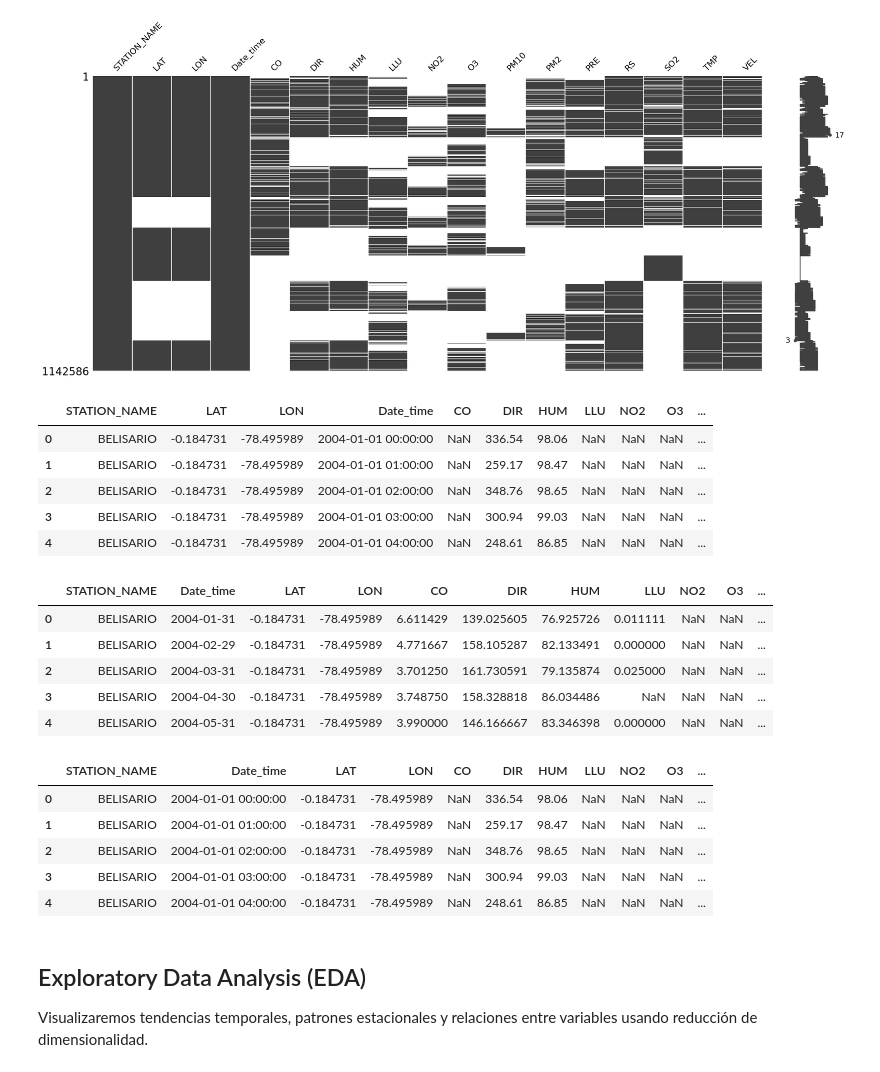
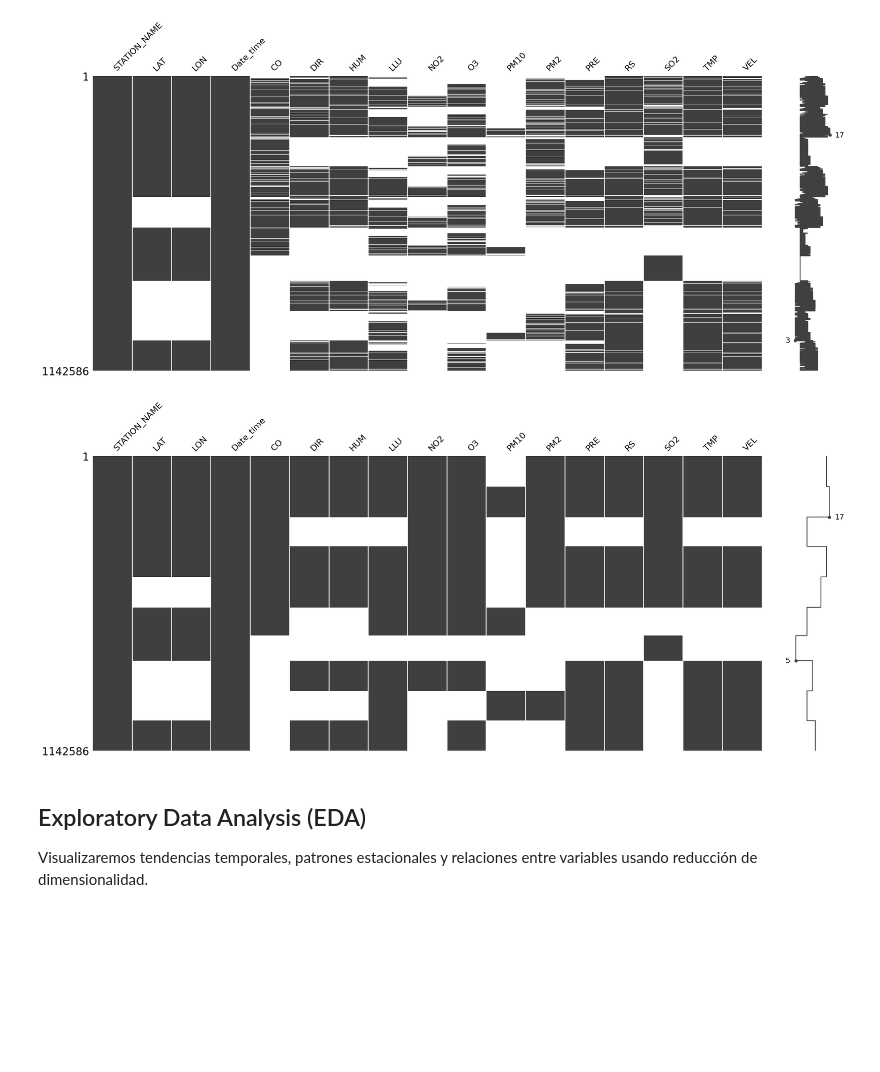
Before and after one commit to JossueJativa/InteligenciaArtificial2, a Jupyter notebook: Proyecto/EJDJ.ipynb, the cells around one changed output. Saved outputs shown, nothing was run; the diff lists cells and outputs as text; code cells hidden in the pictures; blank space fills up the shorter version.

```diff
--- a/Proyecto/EJDJ.ipynb
+++ b/Proyecto/EJDJ.ipynb
@@ -86,36 +87,31 @@ msno.matrix(final_df)
 # %% [output]
 <Axes: >
 [figure]
-# %%
-# Media mensual
-monthly_df = final_df.set_index("Date_time").groupby("STATION_NAME").resample("ME").mean().reset_index()
-
-# Media horaria
-hourly_df = final_df.set_index("Date_time").groupby("STATION_NAME").resample("h").mean().reset_index()
-
-# Mostrar una muestra de los DataFrames resultantes
-display(final_df.head())
-display(monthly_df.head())
-display(hourly_df.head())
-# %% [output]
-|  | STATION_NAME | LAT | LON | Date_time | CO | DIR | HUM | LLU | NO2 | O3 | ... |
-| 0 | BELISARIO | -0.184731 | -78.495989 | 2004-01-01 00:00:00 | NaN | 336.54 | 98.06 | NaN | NaN | NaN | ... |
-| 1 | BELISARIO | -0.184731 | -78.495989 | 2004-01-01 01:00:00 | NaN | 259.17 | 98.47 | NaN | NaN | NaN | ... |
-| 2 | BELISARIO | -0.184731 | -78.495989 | 2004-01-01 02:00:00 | NaN | 348.76 | 98.65 | NaN | NaN | NaN | ... |
-| 3 | BELISARIO | -0.184731 | -78.495989 | 2004-01-01 03:00:00 | NaN | 300.94 | 99.03 | NaN | NaN | NaN | ... |
-| 4 | BELISARIO | -0.184731 | -78.495989 | 2004-01-01 04:00:00 | NaN | 248.61 | 86.85 | NaN | NaN | NaN | ... |
-|  | STATION_NAME | Date_time | LAT | LON | CO | DIR | HUM | LLU | NO2 | O3 | ... |
-| 0 | BELISARIO | 2004-01-31 | -0.184731 | -78.495989 | 6.611429 | 139.025605 | 76.925726 | 0.011111 | NaN | NaN | ... |
-| 1 | BELISARIO | 2004-02-29 | -0.184731 | -78.495989 | 4.771667 | 158.105287 | 82.133491 | 0.000000 | NaN | NaN | ... |
-| 2 | BELISARIO | 2004-03-31 | -0.184731 | -78.495989 | 3.701250 | 161.730591 | 79.135874 | 0.025000 | NaN | NaN | ... |
-| 3 | BELISARIO | 2004-04-30 | -0.184731 | -78.495989 | 3.748750 | 158.328818 | 86.034486 | NaN | NaN | NaN | ... |
-| 4 | BELISARIO | 2004-05-31 | -0.184731 | -78.495989 | 3.990000 | 146.166667 | 83.346398 | 0.000000 | NaN | NaN | ... |
-|  | STATION_NAME | Date_time | LAT | LON | CO | DIR | HUM | LLU | NO2 | O3 | ... |
-| 0 | BELISARIO | 2004-01-01 00:00:00 | -0.184731 | -78.495989 | NaN | 336.54 | 98.06 | NaN | NaN | NaN | ... |
-| 1 | BELISARIO | 2004-01-01 01:00:00 | -0.184731 | -78.495989 | NaN | 259.17 | 98.47 | NaN | NaN | NaN | ... |
-| 2 | BELISARIO | 2004-01-01 02:00:00 | -0.184731 | -78.495989 | NaN | 348.76 | 98.65 | NaN | NaN | NaN | ... |
-| 3 | BELISARIO | 2004-01-01 03:00:00 | -0.184731 | -78.495989 | NaN | 300.94 | 99.03 | NaN | NaN | NaN | ... |
-| 4 | BELISARIO | 2004-01-01 04:00:00 | -0.184731 | -78.495989 | NaN | 248.61 | 86.85 | NaN | NaN | NaN | ... |
+# %%
+# Limpiar la columna Date_time eliminando caracteres no deseados
+final_df["Date_time"] = final_df["Date_time"].astype(str).str.replace(r"\\.0$", "", regex=True)
+
+# Convertir la columna Date_time a formato datetime
+final_df["Date_time"] = pd.to_datetime(final_df["Date_time"], errors="coerce")
+
+# Verificar si hay valores no convertidos
+if final_df["Date_time"].isnull().any():
+    print("Advertencia: Algunos valores en 'Date_time' no se pudieron convertir. Revisa los datos.")
+    display(final_df[final_df["Date_time"].isnull()])
+
+# Ordenar el DataFrame por STATION_NAME y Date_time
+final_df = final_df.sort_values(by=["STATION_NAME", "Date_time"])
+
+# Lista de columnas a rellenar
+columns_to_fill = ["CO", "DIR", "HUM", "LLU", "NO2", "O3", "PM10", "PM2", "PRE", "RS", "SO2", "TMP", "VEL"]
+
+# Rellenar los valores NaN utilizando el método ffill (hacia adelante) y luego bfill (hacia atrás) por cada estación
+final_df[columns_to_fill] = final_df.groupby("STATION_NAME", group_keys=False)[columns_to_fill].apply(lambda x: x.ffill().bfill())
+
+msno.matrix(final_df)
+plt.show()
+# %% [output]
+[figure, added]
 # %% [markdown]
 ## Exploratory Data Analysis (EDA)
 
```
Also changed, not shown: parts of 8 cells of this notebook.
